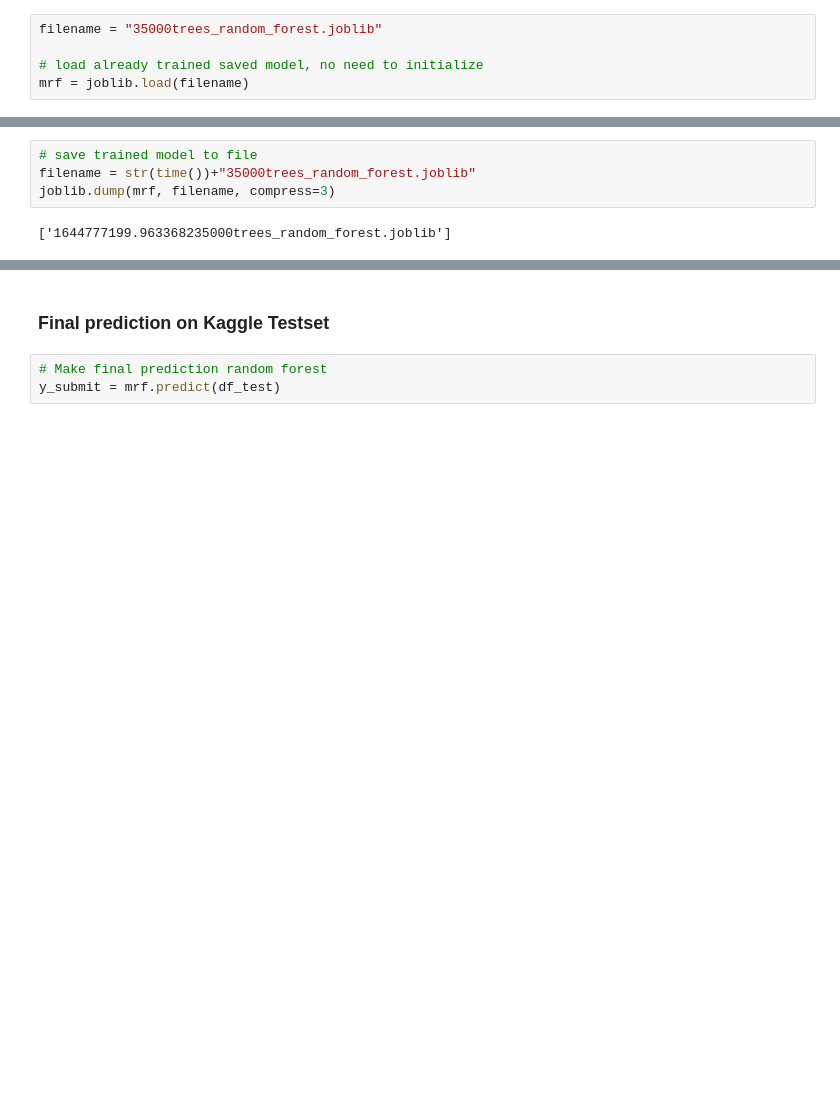
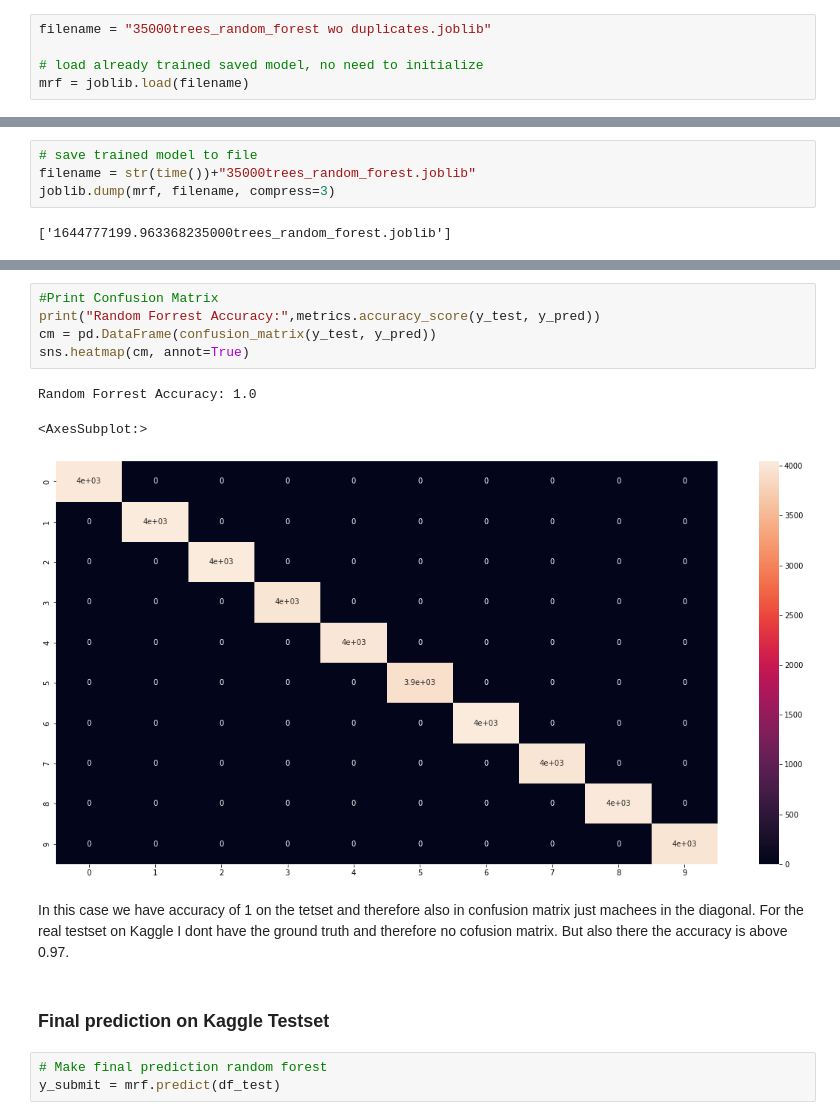
Before and after one commit to cloud-erik/5509, a Jupyter notebook: random-forest.ipynb, the cells around one changed output, grey strips where cells are left out. Saved outputs shown, nothing was run; the diff lists cells and outputs as text; blank space fills up the shorter version.

```diff
--- a/random-forest.ipynb
+++ b/random-forest.ipynb
@@ -594,7 +595,7 @@ Because the model training with such a big dataset of almost 200000 rows, 286 fe
 
 Next cell is for loading a trained model from file.
 # %%
-filename = "35000trees_random_forest.joblib"
+filename = "35000trees_random_forest wo duplicates.joblib"
 
 # load already trained saved model, no need to initialize
 mrf = joblib.load(filename)
@@ -652,3 +660,14 @@ joblib.dump(mrf, filename, compress=3)
+# %%
+#Print Confusion Matrix
+print("Random Forrest Accuracy:",metrics.accuracy_score(y_test, y_pred))
+cm = pd.DataFrame(confusion_matrix(y_test, y_pred))
+sns.heatmap(cm, annot=True)
+# %% [output]
+Random Forrest Accuracy: 1.0
+<AxesSubplot:>
+[figure, added]
+# %% [markdown]
+In this case we have accuracy of 1 on the tetset and therefore also in confusion matrix just machees in the diagonal. For the real testset on Kaggle I dont have the ground truth and therefore no cofusion matrix. But also there the accuracy is above 0.97.
 # %% [markdown]
 ### Final prediction on Kaggle Testset
 # %%
```
Also changed, not shown: parts of 5 cells of this notebook.
